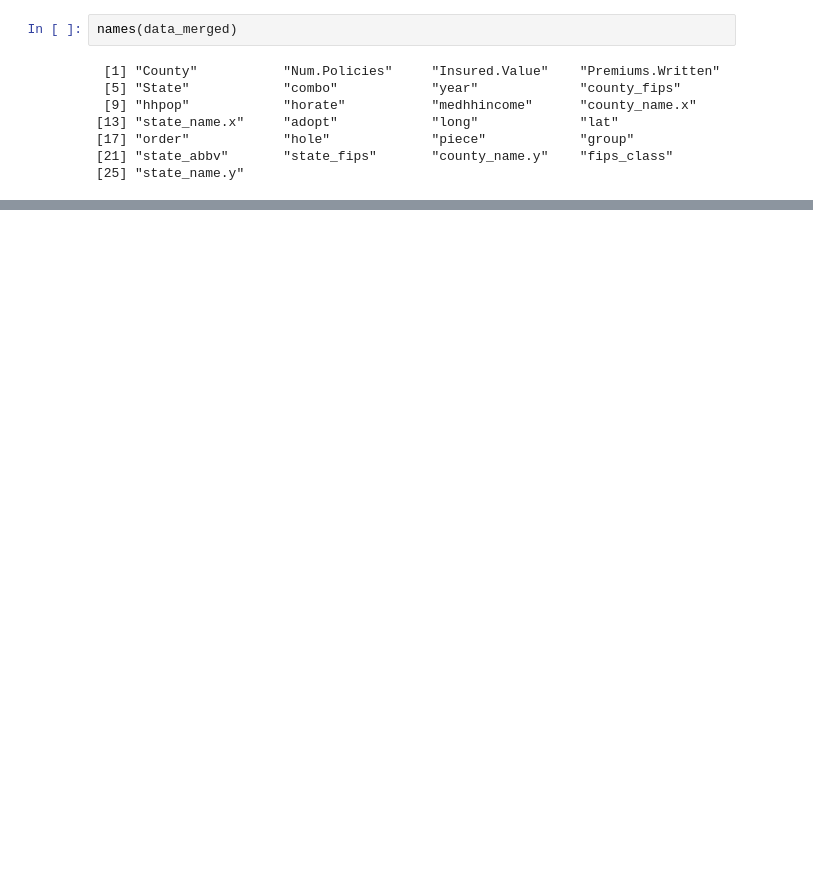
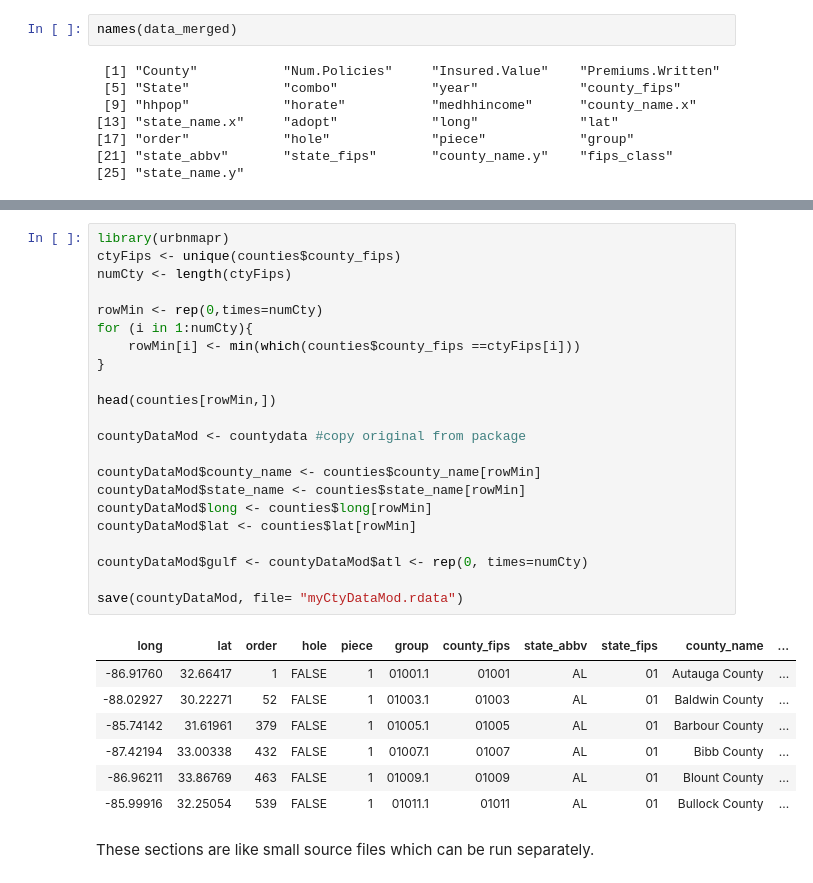
Before and after one commit to optimalbrew/analytics, a Jupyter notebook: femaData.ipynb, the cells around one changed output, grey strips where cells are left out. Cells and saved outputs as stored; diff of their text form; blank space fills up the shorter version.

```diff
--- a/femaData.ipynb
+++ b/femaData.ipynb
@@ -364,0 +391,32 @@ fig2<-data_merged %>%
+# %%
+library(urbnmapr)
+ctyFips <- unique(counties$county_fips)
+numCty <- length(ctyFips)
+
+rowMin <- rep(0,times=numCty)
+for (i in 1:numCty){
+	rowMin[i] <- min(which(counties$county_fips ==ctyFips[i]))
+}
+
+head(counties[rowMin,])
+
+countyDataMod <- countydata #copy original from package
+
+countyDataMod$county_name <- counties$county_name[rowMin]
+countyDataMod$state_name <- counties$state_name[rowMin]
+countyDataMod$long <- counties$long[rowMin]
+countyDataMod$lat <- counties$lat[rowMin]
+
+countyDataMod$gulf <- countyDataMod$atl <- rep(0, times=numCty)
+
+save(countyDataMod, file= "myCtyDataMod.rdata")
+# %% [output]
+| long | lat | order | hole | piece | group | county_fips | state_abbv | state_fips | county_name | ... |
+| -86.91760 | 32.66417 | 1 | FALSE | 1 | 01001.1 | 01001 | AL | 01 | Autauga County | ... |
+| -88.02927 | 30.22271 | 52 | FALSE | 1 | 01003.1 | 01003 | AL | 01 | Baldwin County | ... |
+| -85.74142 | 31.61961 | 379 | FALSE | 1 | 01005.1 | 01005 | AL | 01 | Barbour County | ... |
+| -87.42194 | 33.00338 | 432 | FALSE | 1 | 01007.1 | 01007 | AL | 01 | Bibb County | ... |
+| -86.96211 | 33.86769 | 463 | FALSE | 1 | 01009.1 | 01009 | AL | 01 | Blount County | ... |
+| -85.99916 | 32.25054 | 539 | FALSE | 1 | 01011.1 | 01011 | AL | 01 | Bullock County | ... |
+# %% [markdown]
+These sections are like small source files which can be run separately.
```
Also changed, not shown: parts of 45 cells of this notebook.
